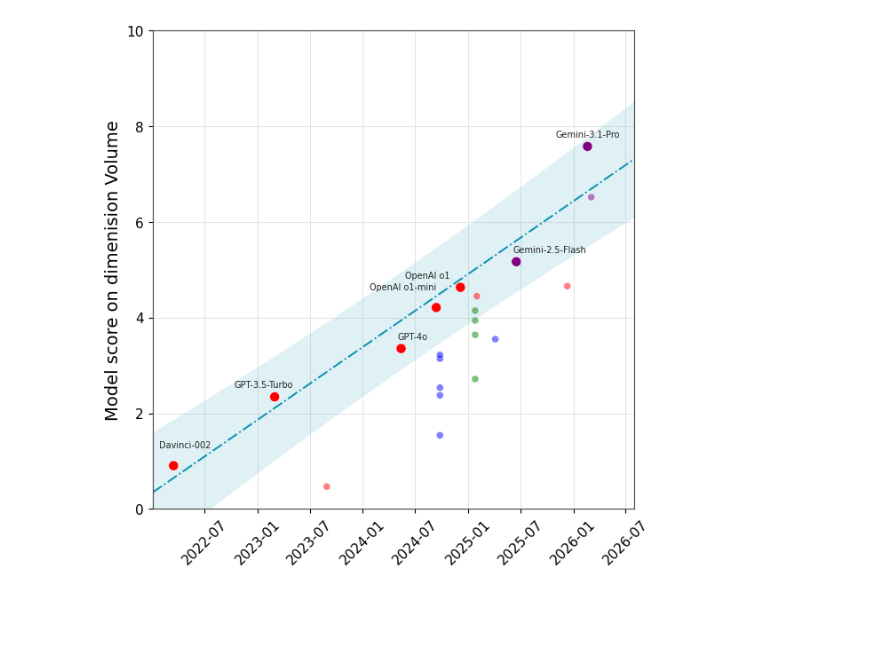
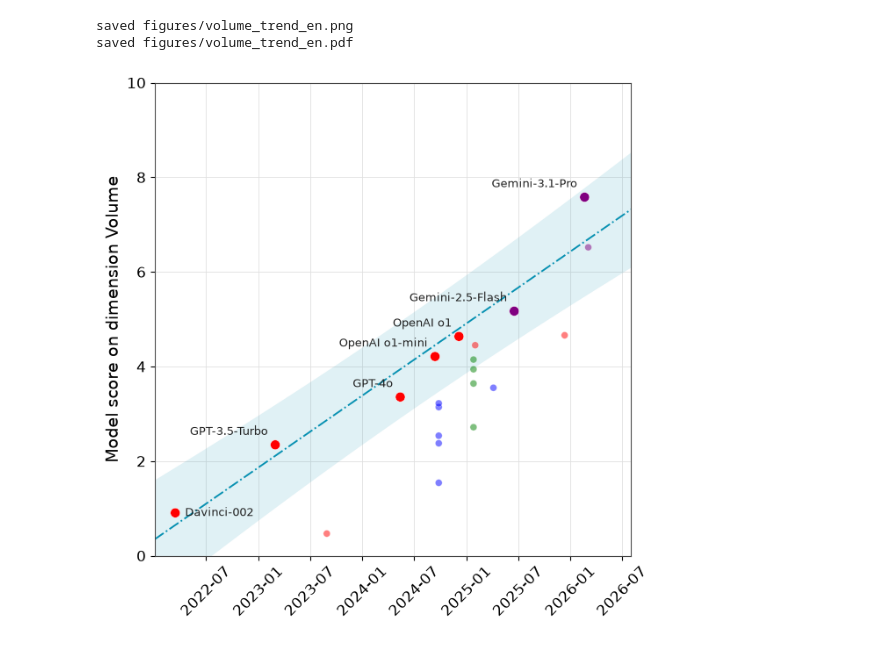
Before and after one commit to General-Purpose-AI-Policy-Lab/adele-extension, a Jupyter notebook: Trends.ipynb, the cells around one changed output. Saved outputs shown, nothing was run; the diff lists cells and outputs as text; code cells hidden in the pictures; blank space fills up the shorter version.

```diff
--- a/Trends.ipynb
+++ b/Trends.ipynb
@@ -145,7 +205,7 @@ for c in ranked:
         break
 COLOR_GP, COLOR_P20, COLOR_MED = chosen
 # %%
-"""This cell generates fig 6 of our post. It also defines a few functions related to text placement on the plots"""
+"""This cell generates figure 3 of our post. It also defines a few functions related to text placement on the plots"""
 fig, ax = plt.subplots(1, 1, figsize=(7,7), sharex=True, sharey=True)
 demand_groups = list(reduced_profiles_df.columns)
 demand_groups.remove('Date')
@@ -187,18 +247,18 @@ ax.fill_between(dates_grid, y_mean - 1.96 * y_std, y_mean + 1.96 * y_std,
 
 ax.set_xlim(xlim)
 ax.set_ylim(0, 10)
-ax.set_ylabel('Model score on dimenision Volume', fontsize=14)
+ax.set_ylabel(labels['ylabel_volume'], fontsize=14)
 ax.grid(True, color='#e0e0e0', linewidth=0.6, zorder=0)
 ax.set_axisbelow(True)
 ax.spines['top'].set_visible(True)
 ax.spines['right'].set_visible(True)
-ax.tick_params(axis='x', rotation=45)
-ax.tick_params(axis='y')
+ax.tick_params(axis='x', rotation=45, labelsize=12)
+ax.tick_params(axis='y', labelsize=12)
 
 subplot_layout_data.append({
     'ax': ax,
     'points': [(xs[k], ys[k], model_names[k]) for k in front],
-    'lines_xy': [(mdates.date2num(np.array(dates_grid)), y_mean)],
+    'lines_xy': [],  # the trend is not an obstacle: a label may cross it
     'avoid_pts': [(xs[k], ys[k]) for k in front]
 })
 
@@ -215,58 +275,62 @@ def _bbox(fig, ax, x_data, y_data, s, fontsize, dx_pt, dy_pt, ha, va, weight='no
     bb = tmp.get_window_extent(renderer=renderer)
     tmp.remove()
     w, h = bb.width, bb.height
-    x_left = x0 - w / 2 if ha == 'center' else x0
-    y_bottom = y0 if va == 'bottom' else y0 - h
+    x_left = {'center': x0 - w / 2, 'right': x0 - w}.get(ha, x0)
+    y_bottom = {'center': y0 - h / 2, 'bottom': y0}.get(va, y0 - h)
     return mtransforms.Bbox.from_bounds(x_left, y_bottom, w, h)
 
 def fits(bbox):
     return (ax_bbox.x0 <= bbox.x0 and bbox.x1 <= ax_bbox.x1 and ax_bbox.y0 <= bbox.y0 and bbox.y1 <= ax_bbox.y1)
 
 
 def collides(bbox):
     if any(bbox.overlaps(pb) for pb in placed_boxes):
         return True
     if obstacles_pix.size and bbox.count_contains(obstacles_pix) > 0:
         return True
     return False
 
 for data in subplot_layout_data:
     ax = data['ax']
     ax_bbox = ax.get_window_extent()
 
     obstacles_pix = []
     for x_arr, y_arr in data['lines_xy']:
         obstacles_pix.append(ax.transData.transform(np.column_stack([x_arr, y_arr])))
     pts_pix = (ax.transData.transform([(mdates.date2num(x), y) for x, y in data['avoid_pts']])
                if data['avoid_pts'] else np.empty((0, 2)))
     obstacles_pix = np.vstack(obstacles_pix + [pts_pix]) if obstacles_pix or pts_pix.size else np.empty((0, 2))
 
     placed_boxes = []
 
-    # Place frontier model names while avoiding to superimpose them with already placed elements
-    modeltextsize = 7
+    # A model name goes to the upper left of its point by default, and straight to its right when the
+    # point sits too close to the left edge for that. The remaining candidates are small nudges,
+    # tried in order, to clear a reference line or an already placed label.
+    modeltextsize = 9
+    placements = [(-6, 6, 'right', 'bottom'), (8, 0, 'left', 'center'),
+                  (-6, -6, 'right', 'top'), (6, -6, 'left', 'top'),
+                  (-6, 16, 'right', 'bottom'), (6, 16, 'left', 'bottom')]
     for x_data, y_data, name in data['points']:
         best, fallback = None, None
-        for step in range(10):
-            dy = 6 + step * 7
-            for dx in (0, 9, -9, 18, -18, 27, -27):
-                bbox = _bbox(fig, ax, x_data, y_data, name, modeltextsize, dx, dy, ha='center', va='bottom').padded(2)
-                if fits(bbox):
-                    if fallback is None:
-                        fallback = (dx, dy)
-                    if not collides(bbox):
-                        best = (dx, dy)
-                        break
-            if best:
-                break
-        dx, dy = best or fallback or (0, 6)
+        for dx, dy, ha, va in placements:
+            bbox = _bbox(fig, ax, x_data, y_data, name, modeltextsize, dx, dy, ha=ha, va=va).padded(2)
+            if fits(bbox):
+                if fallback is None:
+                    fallback = (dx, dy, ha, va)
+                if not collides(bbox):
+                    best = (dx, dy, ha, va)
+                    break
+        dx, dy, ha, va = best or fallback or (0, 6, 'center', 'bottom')
         ax.annotate(name, (x_data, y_data), textcoords="offset points", xytext=(dx, dy),
-                    ha='center', va='bottom', fontsize=modeltextsize, color='#222222', zorder=5)
-        placed_boxes.append(_bbox(fig, ax, x_data, y_data, name, modeltextsize, dx, dy, ha='center', va='bottom'))
+                    ha=ha, va=va, fontsize=modeltextsize, color='#222222', zorder=5)
+        placed_boxes.append(_bbox(fig, ax, x_data, y_data, name, modeltextsize, dx, dy, ha=ha, va=va))
 
+save_figure(fig, 'volume_trend')
 plt.show()
 # %% [output]
+saved figures/volume_trend_en.png
+saved figures/volume_trend_en.pdf
-[figure, old version]
+[figure, new version]
 # %%
 """Load TIMSS baselines"""
 timss_adele_df = pd.read_csv("data/adele_profiles_TIMSS_G8_MaxAuxDiff=0_W=information_rho=1.csv")
```
Also changed, not shown: parts of 6 cells of this notebook, 22 other files.
